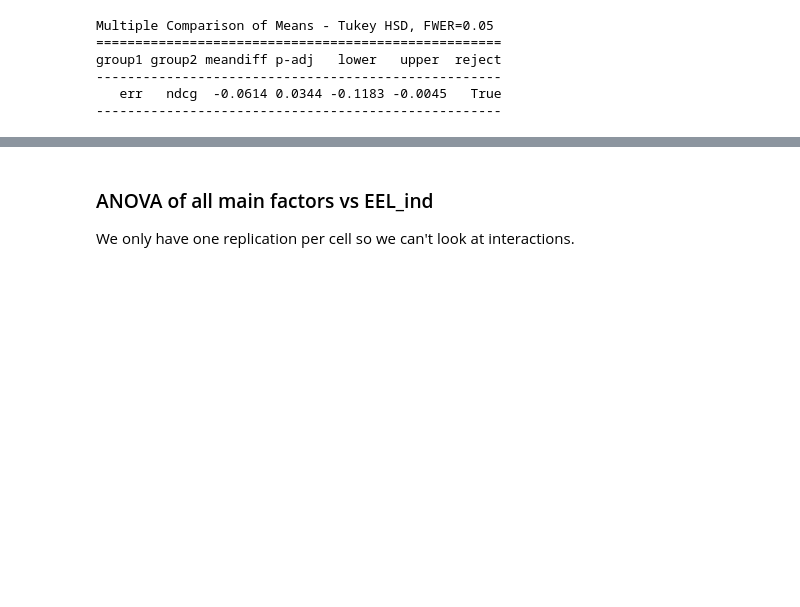
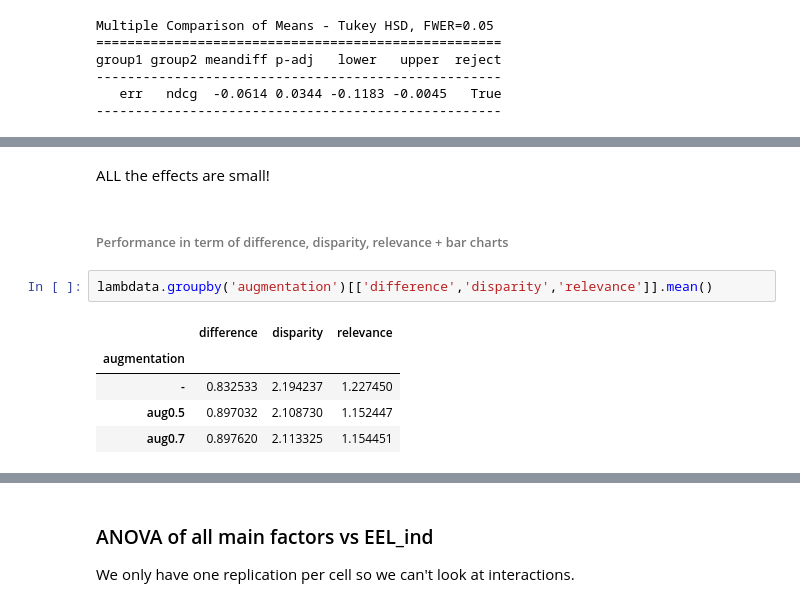
Before and after one commit to pilmus/thesis, a Jupyter notebook: app/notebooks/stats tests with qids.ipynb, the cells around one changed output, grey strips where cells are left out. Cells and saved outputs as stored; diff of their text form; blank space fills up the shorter version.

```diff
--- a/app/notebooks/stats tests with qids.ipynb
+++ b/app/notebooks/stats tests with qids.ipynb
@@ -239,0 +272,12 @@ The base config of LambdaMart performs best in terms of group difference.
+# %% [markdown]
+ALL the effects are small!
+# %% [markdown]
+###### Performance in term of difference, disparity, relevance + bar charts
+# %%
+lambdata.groupby('augmentation')[['difference','disparity','relevance']].mean()
+# %% [output]
+|  | difference | disparity | relevance |
+| augmentation |  |  |  |
+| - | 0.832533 | 2.194237 | 1.227450 |
+| aug0.5 | 0.897032 | 2.108730 | 1.152447 |
+| aug0.7 | 0.897620 | 2.113325 | 1.154451 |
```
Also changed, not shown: parts of 32 cells of this notebook.
